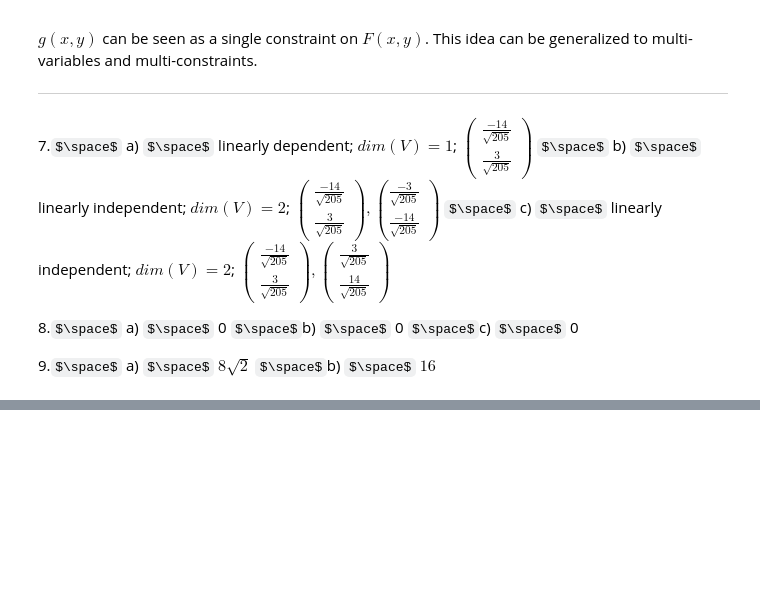
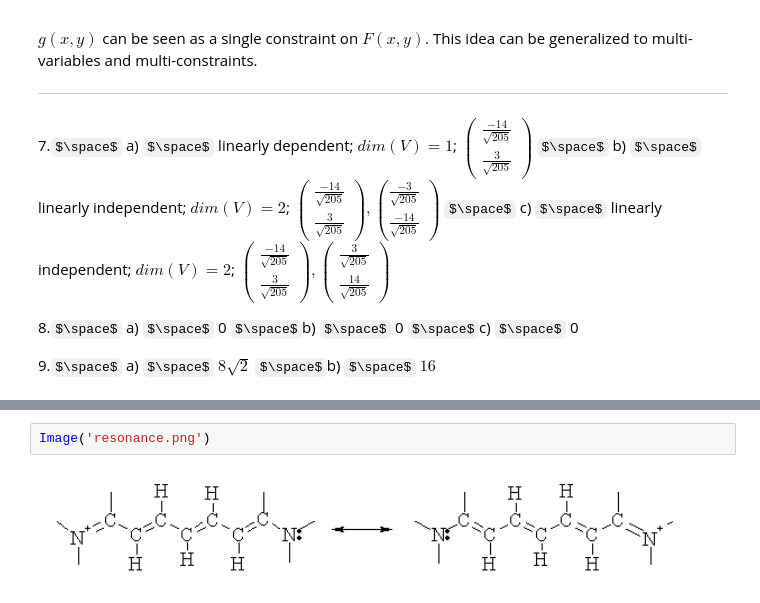
Before and after one commit to ccccclw/Notebooks, a Jupyter notebook: QM_HW.ipynb, the cells around one changed output, grey strips where cells are left out. Drawn from its saved outputs; the diff is of its cells as text; some formulas as TeX source; blank space fills up the shorter version.

```diff
--- a/QM_HW.ipynb
+++ b/QM_HW.ipynb
@@ -155,0 +392,4 @@ b) Yes. We can measure it under $\sqrt{2} \varepsilon_{0}.$
+# %%
+Image('resonance.png')
+# %% [output]
+[figure, added]
```
Also changed, not shown: parts of 13 cells of this notebook, 8 other files.
